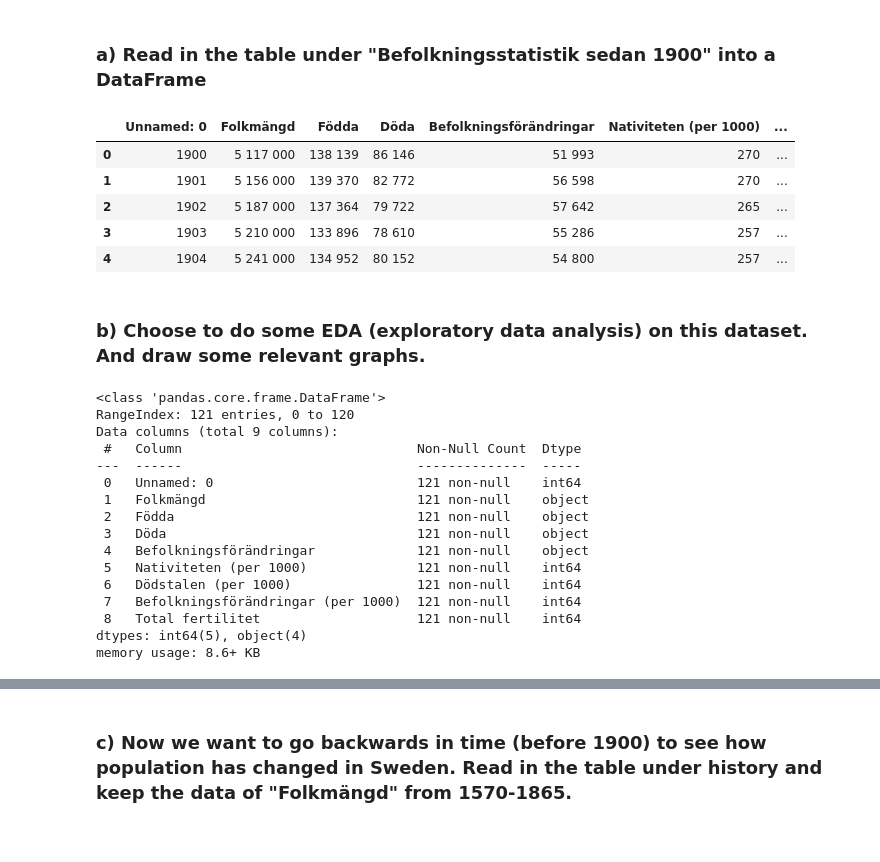
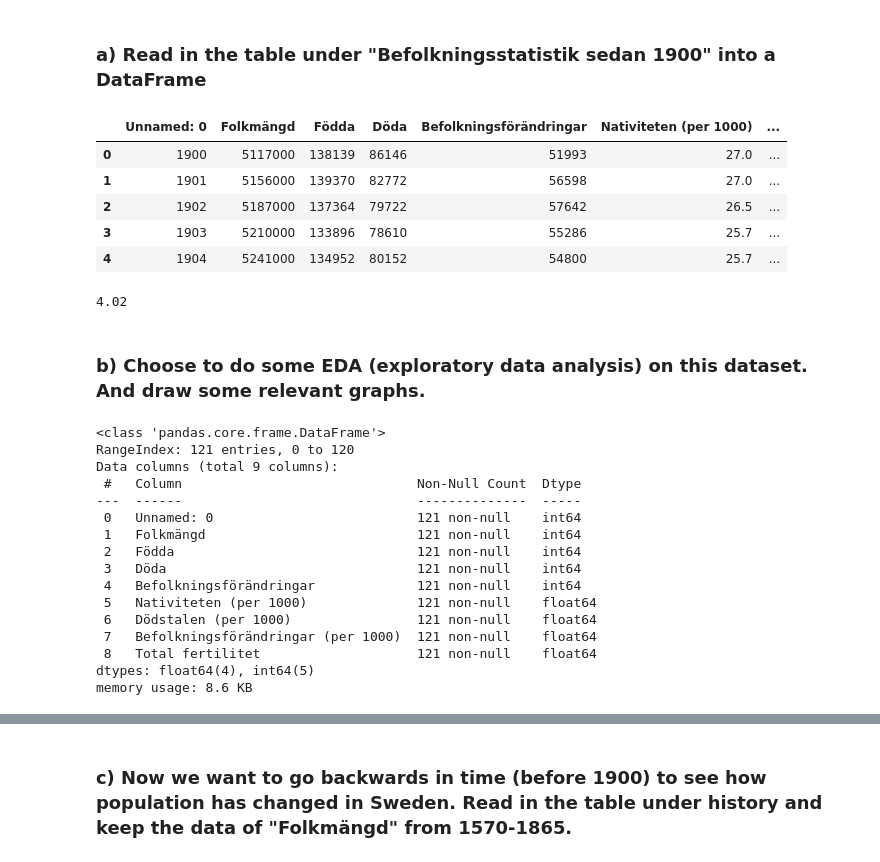
Before and after one commit to Anna-MariaSjolund/Data-Handling-Anna-MariaSjolund, a Jupyter notebook: Exercises/week2_02.ipynb, the cells around one changed output, grey strips where cells are left out. Saved outputs shown, nothing was run; the diff lists cells and outputs as text; code cells hidden in the pictures.

Commit message:
Changed error with decimals and added plot

```diff
--- a/Exercises/week2_02.ipynb
+++ b/Exercises/week2_02.ipynb
@@ -8,15 +8,19 @@ import seaborn as sns
 ### a) Read in the table under "Befolkningsstatistik sedan 1900" into a DataFrame
 # %%
 link = "https://sv.wikipedia.org/wiki/Sveriges_demografi"
-dem = pd.read_html(link, match="Födda")[0] #If we do not use [0], it will not become a dataframe, because we get a list when doing this (in this case a list with one element)
+dem = pd.read_html(link, match="Födda", thousands=" ", decimal=",")[0] #If we do not use [0], it will not become a dataframe, because we get a list when doing this (in this case a list with one element)
 dem.head()
 # %% [output]
 |  | Unnamed: 0 | Folkmängd | Födda | Döda | Befolkningsförändringar | Nativiteten (per 1000) | ... |
-| 0 | 1900 | 5 117 000 | 138 139 | 86 146 | 51 993 | 270 | ... |
-| 1 | 1901 | 5 156 000 | 139 370 | 82 772 | 56 598 | 270 | ... |
-| 2 | 1902 | 5 187 000 | 137 364 | 79 722 | 57 642 | 265 | ... |
-| 3 | 1903 | 5 210 000 | 133 896 | 78 610 | 55 286 | 257 | ... |
-| 4 | 1904 | 5 241 000 | 134 952 | 80 152 | 54 800 | 257 | ... |
+| 0 | 1900 | 5117000 | 138139 | 86146 | 51993 | 27.0 | ... |
+| 1 | 1901 | 5156000 | 139370 | 82772 | 56598 | 27.0 | ... |
+| 2 | 1902 | 5187000 | 137364 | 79722 | 57642 | 26.5 | ... |
+| 3 | 1903 | 5210000 | 133896 | 78610 | 55286 | 25.7 | ... |
+| 4 | 1904 | 5241000 | 134952 | 80152 | 54800 | 25.7 | ... |
+# %%
+dem["Total fertilitet"].iloc[0]
+# %% [output]
+4.02
 # %% [markdown]
 ### b) Choose to do some EDA (exploratory data analysis) on this dataset. And draw some relevant graphs.
 # %%
@@ -29,16 +33,16 @@ Data columns (total 9 columns):
  #   Column                              Non-Null Count  Dtype
 ---  ------                              --------------  -----
  0   Unnamed: 0                          121 non-null    int64
- 1   Folkmängd                           121 non-null    object
- 2   Födda                               121 non-null    object
- 3   Döda                                121 non-null    object
- 4   Befolkningsförändringar             121 non-null    object
- 5   Nativiteten (per 1000)              121 non-null    int64
- 6   Dödstalen (per 1000)                121 non-null    int64
- 7   Befolkningsförändringar (per 1000)  121 non-null    int64
- 8   Total fertilitet                    121 non-null    int64
-dtypes: int64(5), object(4)
-memory usage: 8.6+ KB
+ 1   Folkmängd                           121 non-null    int64
+ 2   Födda                               121 non-null    int64
+ 3   Döda                                121 non-null    int64
+ 4   Befolkningsförändringar             121 non-null    int64
+ 5   Nativiteten (per 1000)              121 non-null    float64
+ 6   Dödstalen (per 1000)                121 non-null    float64
+ 7   Befolkningsförändringar (per 1000)  121 non-null    float64
+ 8   Total fertilitet                    121 non-null    float64
+dtypes: float64(4), int64(5)
+memory usage: 8.6 KB
 # %%
 dem.describe()
 # %% [output]
```
Also changed, not shown: parts of 7 cells of this notebook, 1 other file.
